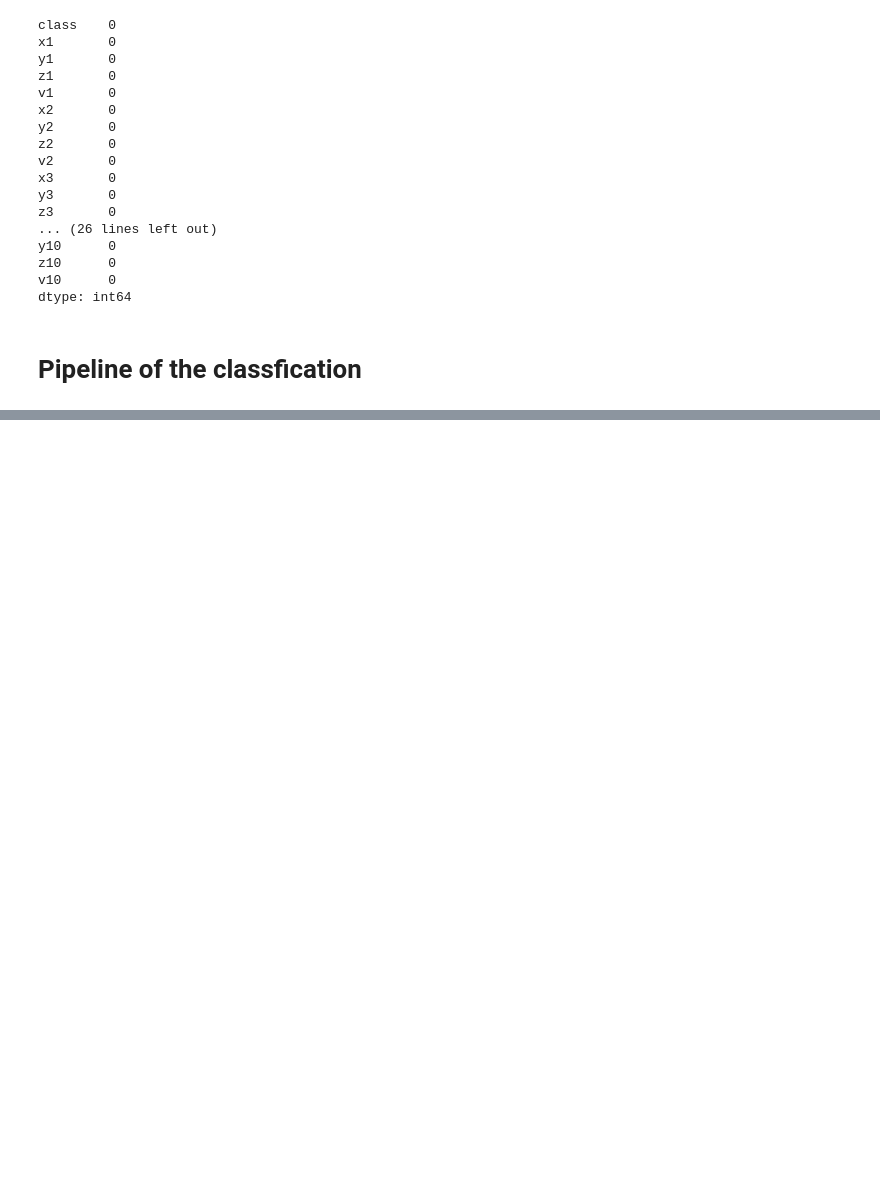
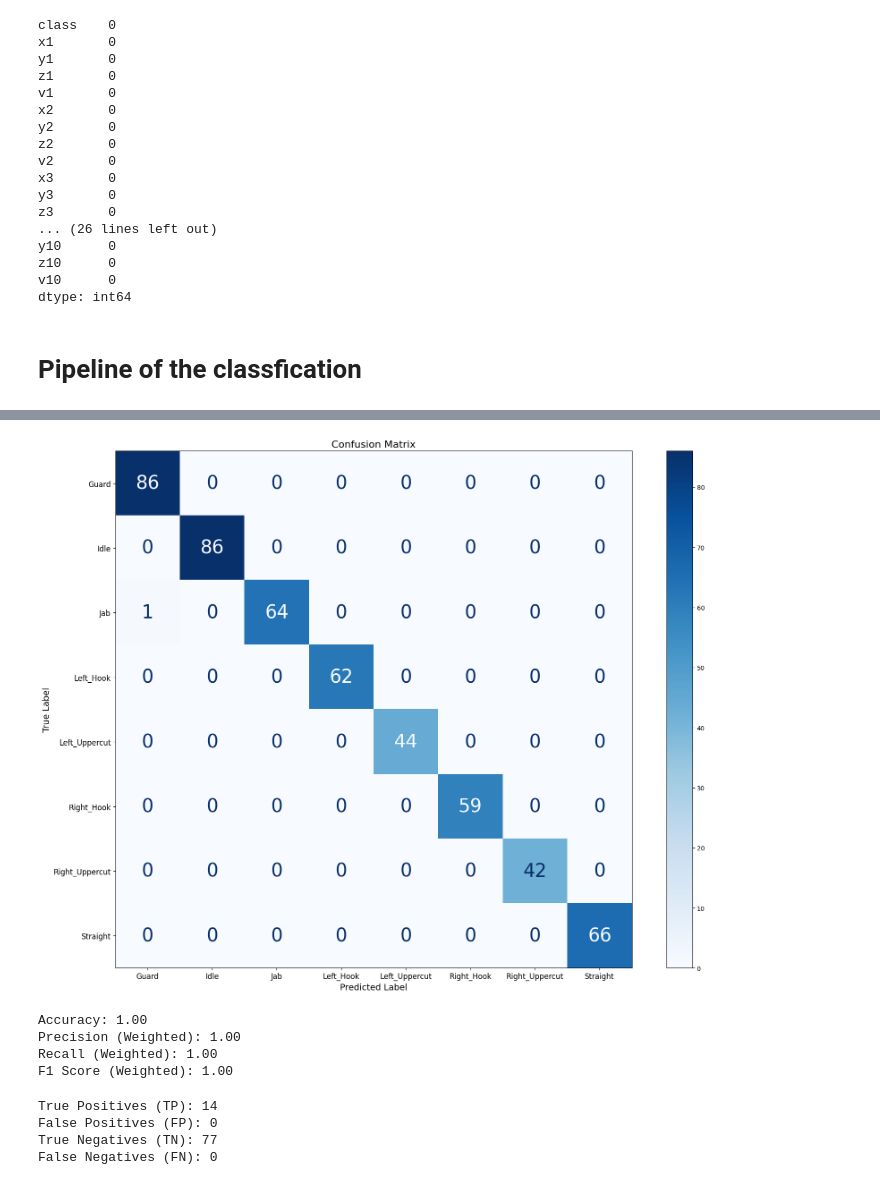
Before and after one commit to NawfalHadi/Tinju, a Jupyter notebook: Training/dataset_training.ipynb, the cells around one changed output, grey strips where cells are left out. Saved outputs shown, nothing was run; the diff lists cells and outputs as text; code cells hidden in the pictures; blank space fills up the shorter version.

```diff
--- a/Training/dataset_training.ipynb
+++ b/Training/dataset_training.ipynb
@@ -67,0 +122,71 @@ with open(f'../Model/v{version}_model.pkl', 'wb') as f:
+# %%
+import numpy as np
+
+# Menyesuaikan ukuran figure
+plt.figure(figsize=(20, 15))
+
+# Menampilkan confusion matrix
+disp = ConfusionMatrixDisplay(confusion_matrix=conf_matrix, display_labels=model.classes_)
+disp.plot(cmap=plt.cm.Blues, ax=plt.gca(), colorbar=True)
+
+# Menyesuaikan ukuran font angka di dalam confusion matrix
+for text in plt.gca().texts:
+    text.set_fontsize(30)  # Atur ukuran font angka di matriks
+
+plt.title("Confusion Matrix", fontsize=16)
+plt.xlabel("Predicted Label", fontsize=14)
+plt.ylabel("True Label", fontsize=14)
+plt.xticks(fontsize=12)
+plt.yticks(fontsize=12)
+plt.show()
+# %% [output]
+[figure, added]
+# %%
+from sklearn.metrics import accuracy_score, f1_score, precision_score, recall_score
+
+# Menghitung metrik keseluruhan
+accuracy = accuracy_score(y_test, y_pred)
+precision = precision_score(y_test, y_pred, average='weighted')
+recall = recall_score(y_test, y_pred, average='weighted')
+f1 = f1_score(y_test, y_pred, average='weighted')
+
+# Menampilkan hasil
+print(f"Accuracy: {accuracy:.2f}")
+print(f"Precision (Weighted): {precision:.2f}")
+print(f"Recall (Weighted): {recall:.2f}")
+print(f"F1 Score (Weighted): {f1:.2f}")
+# %% [output]
+Accuracy: 1.00
+Precision (Weighted): 1.00
+Recall (Weighted): 1.00
+F1 Score (Weighted): 1.00
+# %%
+import numpy as np
+from sklearn.metrics import confusion_matrix
+
+# Mendapatkan probabilitas prediksi
+y_probs = model.predict_proba(X_test)
+
+# Ambang batas untuk klasifikasi
+threshold = 0.1
+
+# Menentukan prediksi berdasarkan ambang batas
+y_pred_thresholded = (y_probs[:, 1] >= threshold).astype(int)  # Asumsikan kelas positif adalah indeks 1
+
+# Mengubah y_test ke format biner jika multi-kelas
+y_test_binary = (y_test == model.classes_[1]).astype(int)
+
+# Hitung TP, FP, TN, FN
+conf_matrix = confusion_matrix(y_test_binary, y_pred_thresholded)
+tn, fp, fn, tp = conf_matrix.ravel()
+
+# Menampilkan hasil
+print(f"True Positives (TP): {tp}")
+print(f"False Positives (FP): {fp}")
+print(f"True Negatives (TN): {tn}")
+print(f"False Negatives (FN): {fn}")
+# %% [output]
+True Positives (TP): 14
+False Positives (FP): 0
+True Negatives (TN): 77
+False Negatives (FN): 0
```
Also changed, not shown: parts of 7 cells of this notebook, 4 other files.
